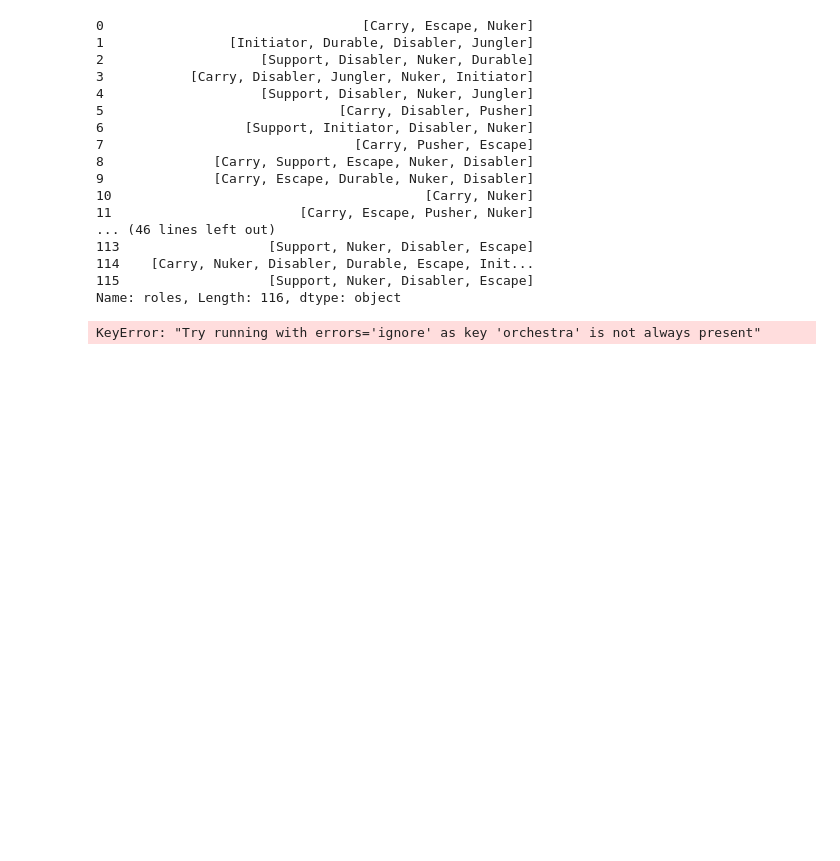
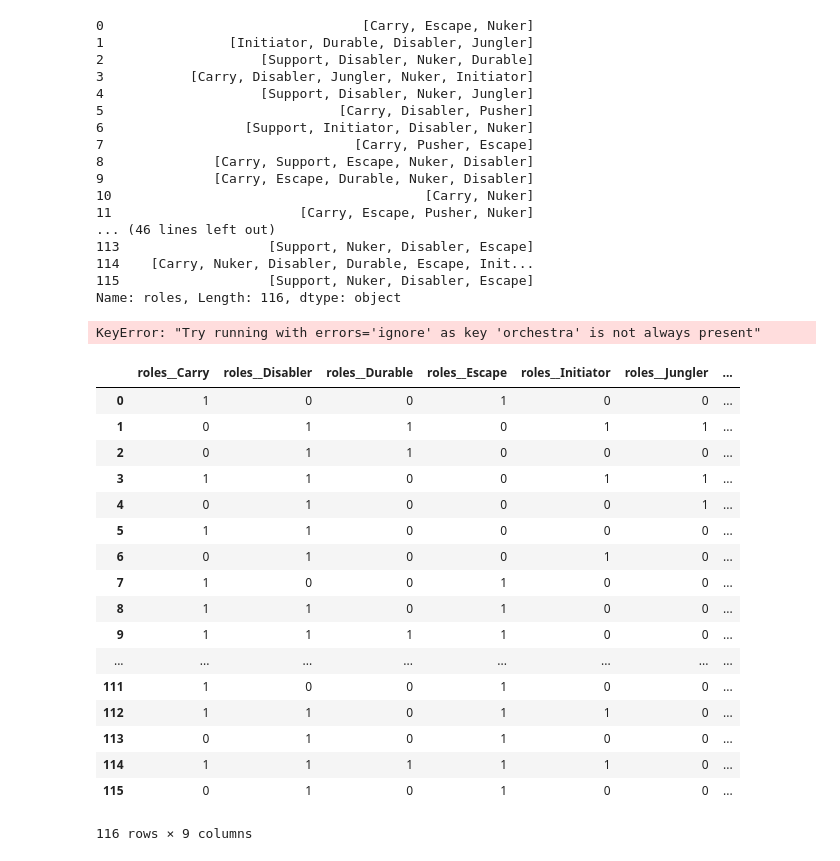
Before and after one commit to CowardlyBattleCat/DotaScience, a Jupyter notebook: DotaScience_EDA.ipynb, the cells around one changed output. Saved outputs shown, nothing was run; the diff lists cells and outputs as text; code cells hidden in the pictures; blank space fills up the shorter version.

```diff
--- a/DotaScience_EDA.ipynb
+++ b/DotaScience_EDA.ipynb
@@ -785,4 +785,25 @@ def make_list_dummies(df, column: str):
 # %%
 roles_df_nb = make_list_dummies(hero_data_df, 'roles')
 # %%
-roles_df = transformers.make_list_dummies(hero_data_df.)
+roles_df = transformers.make_list_dummies(hero_data_df, 'roles')
+# %%
+roles_df
+# %% [output]
+|  | roles__Carry | roles__Disabler | roles__Durable | roles__Escape | roles__Initiator | roles__Jungler | ... |
+| 0 | 1 | 0 | 0 | 1 | 0 | 0 | ... |
+| 1 | 0 | 1 | 1 | 0 | 1 | 1 | ... |
+| 2 | 0 | 1 | 1 | 0 | 0 | 0 | ... |
+| 3 | 1 | 1 | 0 | 0 | 1 | 1 | ... |
+| 4 | 0 | 1 | 0 | 0 | 0 | 1 | ... |
+| 5 | 1 | 1 | 0 | 0 | 0 | 0 | ... |
+| 6 | 0 | 1 | 0 | 0 | 1 | 0 | ... |
+| 7 | 1 | 0 | 0 | 1 | 0 | 0 | ... |
+| 8 | 1 | 1 | 0 | 1 | 0 | 0 | ... |
+| 9 | 1 | 1 | 1 | 1 | 0 | 0 | ... |
+| ... | ... | ... | ... | ... | ... | ... | ... |
+| 111 | 1 | 0 | 0 | 1 | 0 | 0 | ... |
+| 112 | 1 | 1 | 0 | 1 | 1 | 0 | ... |
+| 113 | 0 | 1 | 0 | 1 | 0 | 0 | ... |
+| 114 | 1 | 1 | 1 | 1 | 1 | 0 | ... |
+| 115 | 0 | 1 | 0 | 1 | 0 | 0 | ... |
+116 rows × 9 columns
```
